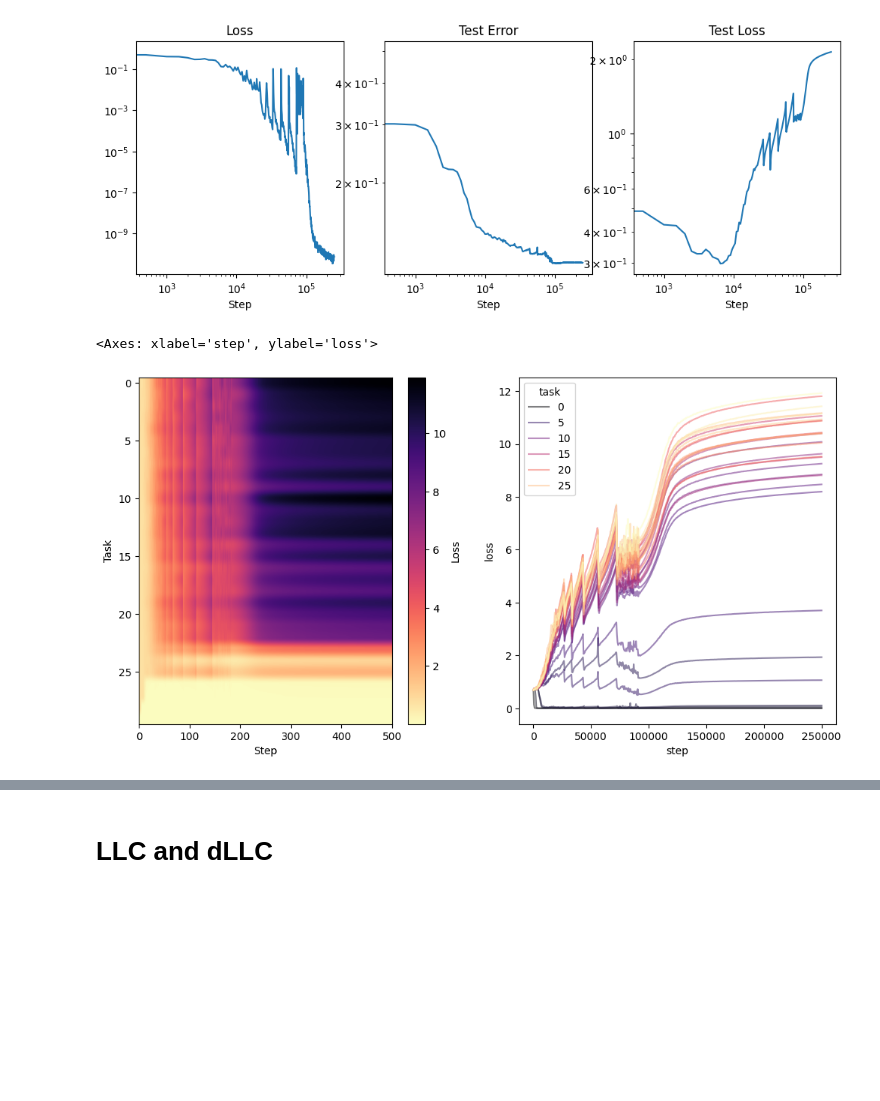
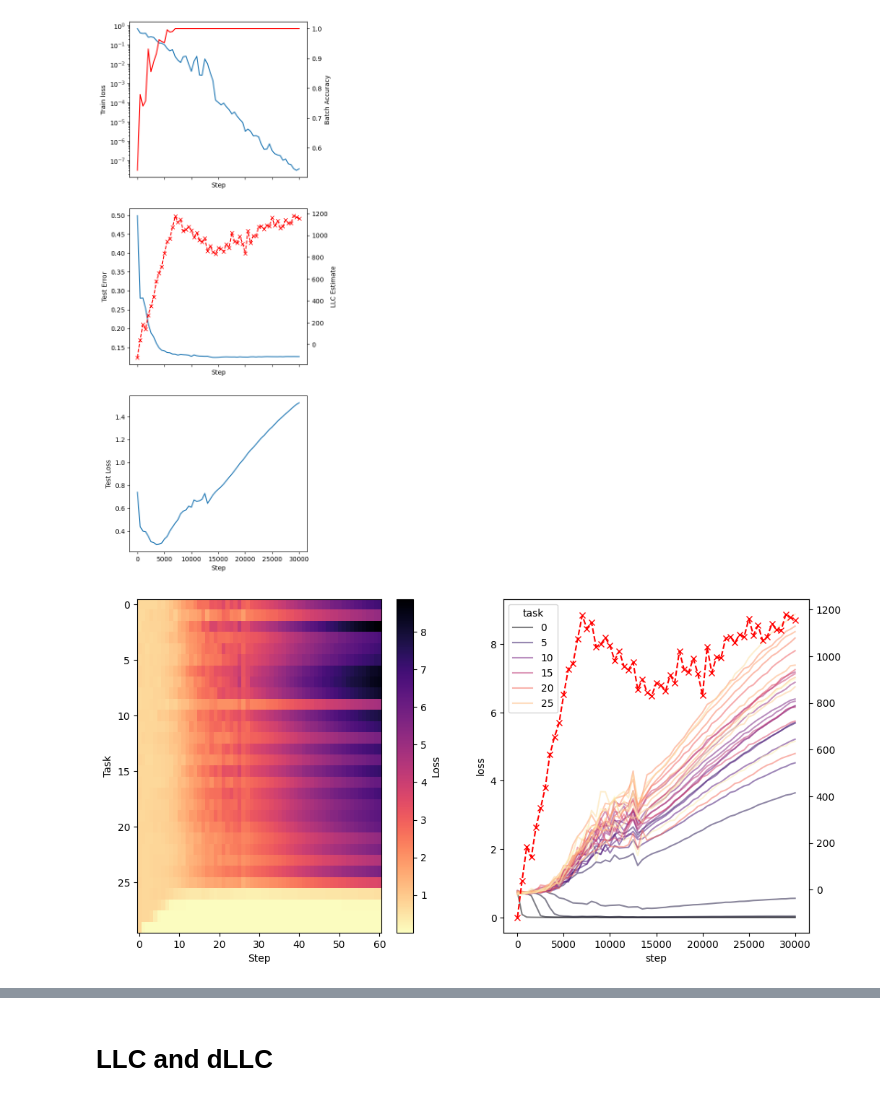
Before and after one commit to edmundlth/neural_network_stagewise_learning, a Jupyter notebook: multitask_sparse_parity.ipynb, the cells around one changed output, grey strips where cells are left out. Drawn from its saved outputs; the diff is of its cells as text; code cells hidden in the pictures; blank space fills up the shorter version.

Commit message:
Update multitask sparse parity notebook to include llc estimation and task-wise training.

```diff
--- a/multitask_sparse_parity.ipynb
+++ b/multitask_sparse_parity.ipynb
@@ -268,38 +291,50 @@ ax.hist(jnp.argmax(train_features[:, :n_tasks], axis=1), bins=n_tasks);
 # %%
-df_rec = pd.DataFrame(rec)
-fig, axes = plt.subplots(1, 3, figsize=(12, 4))
+df_rec = pd.DataFrame(records)
+df = df_rec.copy(deep=True)
+# df = df[df["step"] < 10**4]
+
+fig, axes = plt.subplots(3, 1, figsize=(5, 15), sharex=True)
 ax = axes[0]
-ax.plot(df_rec["step"], df_rec["loss"])
-ax.set_title("Loss")
+ax.plot(df["step"], df["loss"])
+ax.set_ylabel("Train loss")
 ax.set_yscale("log")
-ax.set_xscale("log")
+# ax.set_xscale("log")
+
+ax = ax.twinx()
+ax.plot(df["step"], df["batch_acc"], label="Batch Acc", color="r")
+
+ax.set_ylabel("Batch Accuracy")
 
 
 ax = axes[1]
-ax.plot(df_rec["step"], 1 - df_rec["test_acc"], label="Test Error")
+ax.plot(df["step"], 1 - df["test_acc"], label="Test Error")
 # ax.set_ylim(df_rec["test_acc"].min(), 1)
-ax.set_title("Test Error")
-ax.set_yscale("log")
-ax.set_xscale("log")
+ax.set_ylabel("Test Error")
+# ax.set_yscale("log")
+# ax.set_xscale("log")
+if do_llc_estimation:
+    ax = ax.twinx()
+    ax.plot(df["step"], df["llc_est"], "rx--", label="llc_est")
+    ax.set_ylabel("LLC Estimate")
 
 
 
 ax = axes[2]
-ax.plot(df_rec["step"], df_rec["test_loss"], label="Test Loss")
-ax.set_title("Test Loss")
-ax.set_yscale("log")
-ax.set_xscale("log")
+ax.plot(df["step"], df["test_loss"], label="Test Loss")
+ax.set_ylabel("Test Loss")
+# ax.set_yscale("log")
+# ax.set_xscale("log")
 
 
 
 for ax in axes:
     ax.set_xlabel("Step")
     # ax.set_yscale("log")
     # ax.set_xscale("log")
 # %% [output]
-[figure, old version]
+[figure, new version]
 # %%
-task_losses = df_rec["task_losses"].apply(pd.Series)
+task_losses = df["task_losses"].apply(pd.Series)
 task_losses = task_losses.loc[:, sorted(task_losses.columns, reverse=True)]
 
 fig, axes = plt.subplots(1, 2, figsize=(12, 6))
@@ -310,10 +345,14 @@ ax.set_ylabel("Task")
 fig.colorbar(cax, ax=ax, label="Loss")
 
 ax = axes[1]
-task_losses["step"] = df_rec["step"]
+task_losses["step"] = df["step"]
 task_losses = task_losses.melt(id_vars="step", var_name="task", value_name="loss")
 sns.lineplot(data=task_losses, x="step", y="loss", hue="task", ax=ax, palette="magma", alpha=0.5)
+# ax.set_yscale("log")
+
+if do_llc_estimation:
+    ax = ax.twinx()
+    ax.plot(df["step"], df["llc_est"], "rx--", label="llc_est")
 # %% [output]
-<Axes: xlabel='step', ylabel='loss'>
-[figure, old version]
+[figure, new version]
 # %%
```
Also changed, not shown: parts of 13 cells of this notebook, 1 other file.
